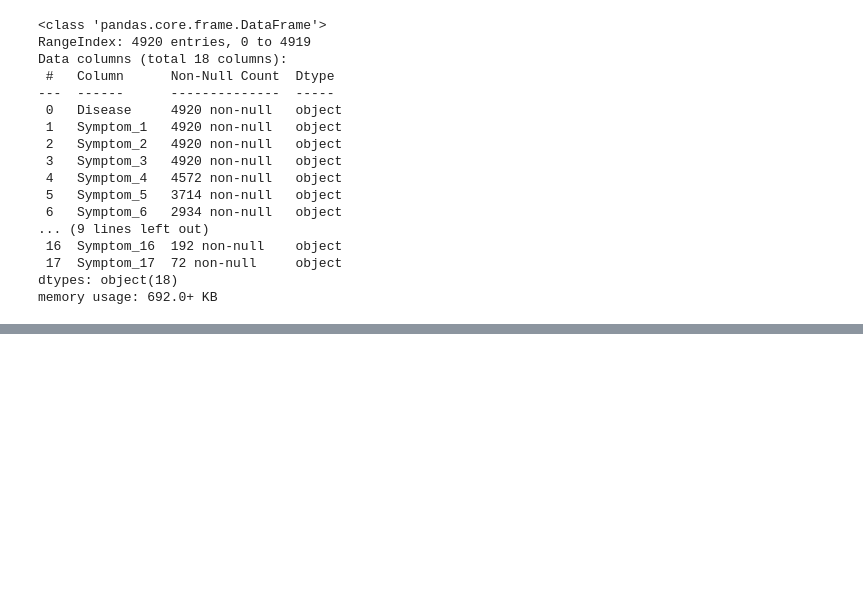
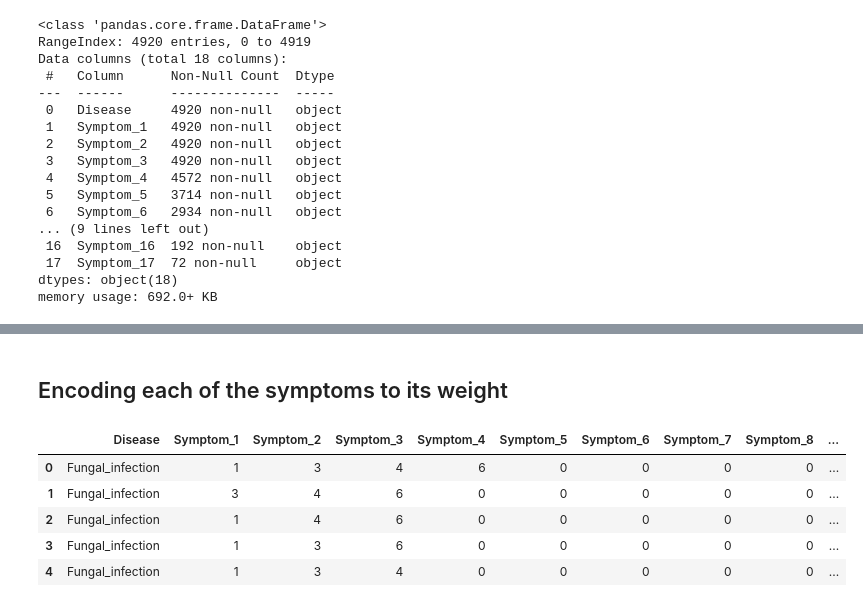
Before and after one commit to yousifelboukhary/Health_Hackthone_project, a Jupyter notebook: Classification Model.ipynb, the cells around one changed output, grey strips where cells are left out. Saved outputs shown, nothing was run; the diff lists cells and outputs as text; code cells hidden in the pictures; blank space fills up the shorter version.

```diff
--- a/Classification Model.ipynb
+++ b/Classification Model.ipynb
@@ -111,0 +148,3 @@ for col
+# %%
+data_dict = severity.set_index('Symptom').T.to_dict()
+data_dict
@@ -111,0 +169,27 @@ for col
+# %% [markdown]
+## Encoding each of the symptoms to its weight
+# %%
+def encode_data(dataset , data_dict_weigth):
+    cols = dataset.columns
+    for columnName in cols:
+        for i in range(len(dataset[columnName])):
+            try:
+            #print(data_dict[data2[columnName][i]]["weight"])
+                dataset[columnName][i] = data_dict[dataset[columnName][i]]["weight"]
+            except:
+                pass
+    dataset = dataset.fillna(0) # put empty cell to 0
+    dataset = dataset.replace("foul_smell_of_urine" , 5)
+    dataset = dataset.replace("dischromic__patches" , 6)
+    dataset = dataset.replace("spotting__urination" , 6)
+    return dataset
+# %%
+df = encode_data(new_df , data_dict)
+df.head()
+# %% [output]
+|  | Disease | Symptom_1 | Symptom_2 | Symptom_3 | Symptom_4 | Symptom_5 | Symptom_6 | Symptom_7 | Symptom_8 | ... |
+| 0 | Fungal_infection | 1 | 3 | 4 | 6 | 0 | 0 | 0 | 0 | ... |
+| 1 | Fungal_infection | 3 | 4 | 6 | 0 | 0 | 0 | 0 | 0 | ... |
+| 2 | Fungal_infection | 1 | 4 | 6 | 0 | 0 | 0 | 0 | 0 | ... |
+| 3 | Fungal_infection | 1 | 3 | 6 | 0 | 0 | 0 | 0 | 0 | ... |
+| 4 | Fungal_infection | 1 | 3 | 4 | 0 | 0 | 0 | 0 | 0 | ... |
```
Also changed, not shown: parts of 7 cells of this notebook.
